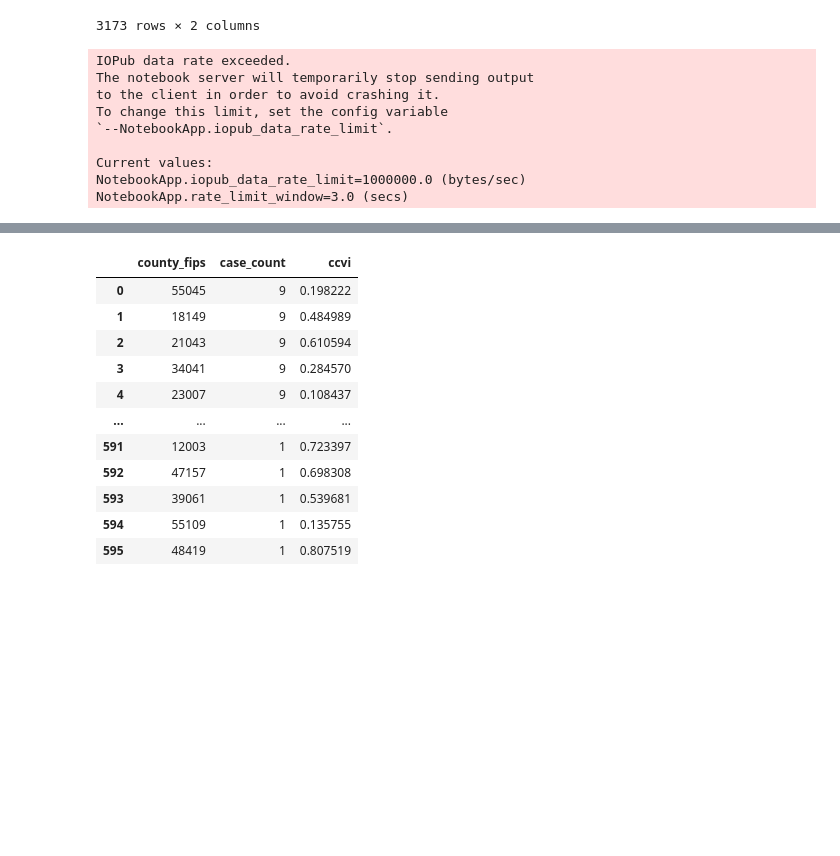
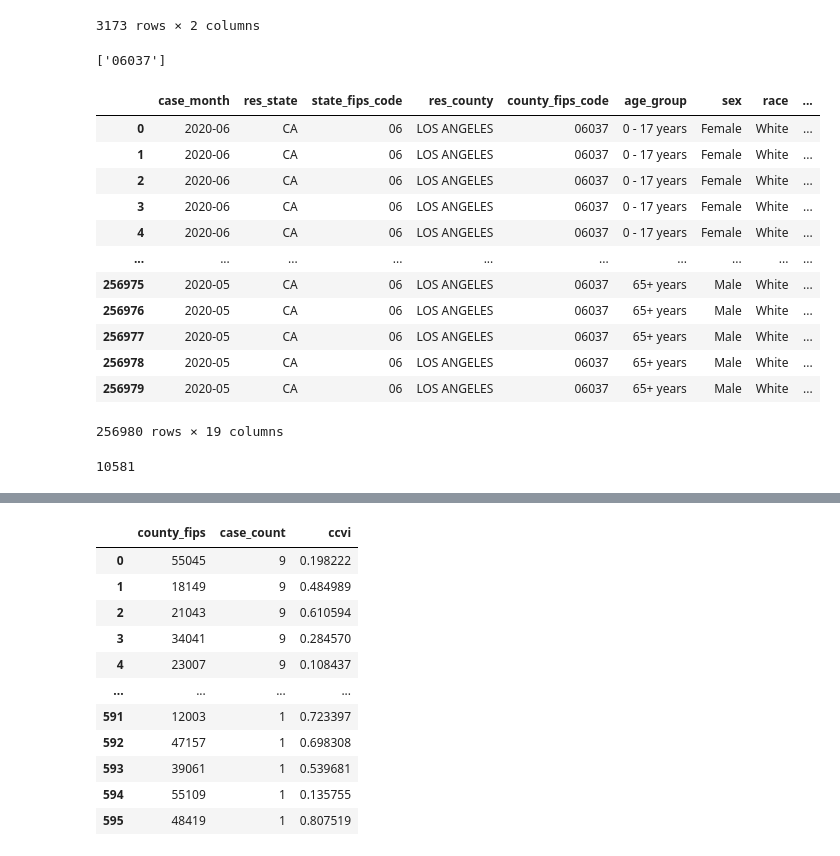
Before and after one commit to IIVIIIII/2020_Weathering, a Jupyter notebook: notebook/covid_regression.ipynb, the cells around one changed output, grey strips where cells are left out. Drawn from its saved outputs; the diff is of its cells as text; code cells hidden in the pictures; blank space fills up the shorter version.

Commit message:
try to get data by county

```diff
--- a/notebook/covid_regression.ipynb
+++ b/notebook/covid_regression.ipynb
@@ -186,28 +194,42 @@ ccvi
 # ccvi
 
 # ccvi.to_csv(r'../resources/ccvi_nonulls.csv')
+# %%
+for n in range(0, len(county_nums)):
+    county_nums[n] = state_num + county_nums[n]
+
+county_nums
+# %% [output]
+['06037']
 # %%
-# URL for GET requests to retrieve vehicle data
-url = "https://data.cdc.gov/resource/n8mc-b4w4.json?$limit=5000&$offset=0&death_yn=No"
+cases = []
 
 
-# Pretty print JSON for all launchpads
-response = requests.get(url).json()
-print(json.dumps(response, indent=4, sort_keys=True))
+for n in range(0, len(county_nums)):
 
-cases = pd.DataFrame(response)
+    url = f'https://data.cdc.gov/resource/n8mc-b4w4.json?$limit=300000&$offset={offset}&county_fips_code={county_nums[n]}'
+    response = requests.get(url).json()
+
+
+    cases.append(pd.DataFrame(response))
+
+    limit = len(response)
+    offset = offset + 1
+    print(limit)
+    print(url)
+
+
+
+cases = pd.concat(cases).reset_index(drop=True)
+
+
+# # Pretty print JSON for all launchpads
+# response = requests.get(url).json()
+# print(json.dumps(response, indent=4, sort_keys=True))
+
+# cases = pd.DataFrame(response)
 cases
 
 #*
-cases = cases.loc[cases['county_fips_code'] != 'NA', :]
+# cases = cases.loc[cases['county_fips_code'] != 'NA', :]
 #*
-# %% [output]
-IOPub data rate exceeded.
-The notebook server will temporarily stop sending output
-to the client in order to avoid crashing it.
-To change this limit, set the config variable
-`--NotebookApp.iopub_data_rate_limit`.
-
-Current values:
-NotebookApp.iopub_data_rate_limit=1000000.0 (bytes/sec)
-NotebookApp.rate_limit_window=3.0 (secs)
@@ -214 +270,24 @@ NotebookApp.rate_limit_window=3.0 (secs)
+# %%
+url = f'https://data.cdc.gov/resource/n8mc-b4w4.json?$limit=300000&$offset=0&race=White&county_fips_code={county_nums[0]}'
+response = requests.get(url).json()
+# print(json.dumps(response, indent=4, sort_keys=True))
+pd.DataFrame(response)
+# %% [output]
+|  | case_month | res_state | state_fips_code | res_county | county_fips_code | age_group | sex | race | ... |
+| 0 | 2020-06 | CA | 06 | LOS ANGELES | 06037 | 0 - 17 years | Female | White | ... |
+| 1 | 2020-06 | CA | 06 | LOS ANGELES | 06037 | 0 - 17 years | Female | White | ... |
+| 2 | 2020-06 | CA | 06 | LOS ANGELES | 06037 | 0 - 17 years | Female | White | ... |
+| 3 | 2020-06 | CA | 06 | LOS ANGELES | 06037 | 0 - 17 years | Female | White | ... |
+| 4 | 2020-06 | CA | 06 | LOS ANGELES | 06037 | 0 - 17 years | Female | White | ... |
+| ... | ... | ... | ... | ... | ... | ... | ... | ... | ... |
+| 256975 | 2020-05 | CA | 06 | LOS ANGELES | 06037 | 65+ years | Male | White | ... |
+| 256976 | 2020-05 | CA | 06 | LOS ANGELES | 06037 | 65+ years | Male | White | ... |
+| 256977 | 2020-05 | CA | 06 | LOS ANGELES | 06037 | 65+ years | Male | White | ... |
+| 256978 | 2020-05 | CA | 06 | LOS ANGELES | 06037 | 65+ years | Male | White | ... |
+| 256979 | 2020-05 | CA | 06 | LOS ANGELES | 06037 | 65+ years | Male | White | ... |
+256980 rows × 19 columns
+# %%
+len(cases.loc[cases['res_county'] == 'JACKSON',:])
+# %% [output]
+10581
 # %%
```
Also changed, not shown: parts of 7 cells of this notebook.
